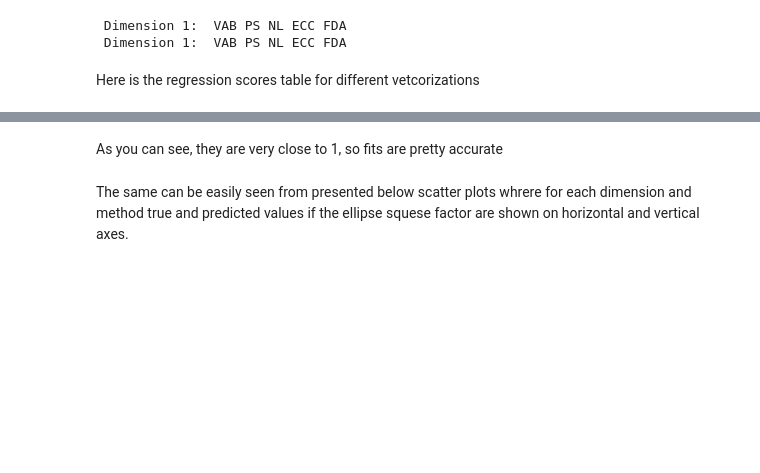
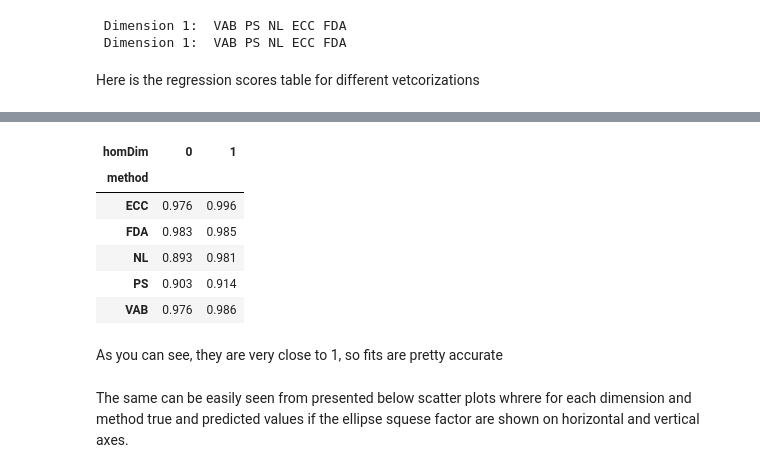
Before and after one commit to ALuchinsky/tdavec, a Jupyter notebook: sample_notebook/circle_vs_ellipse.ipynb, the cells around one changed output, grey strips where cells are left out. Saved outputs shown, nothing was run; the diff lists cells and outputs as text; code cells hidden in the pictures; blank space fills up the shorter version.

```diff
--- a/sample_notebook/circle_vs_ellipse.ipynb
+++ b/sample_notebook/circle_vs_ellipse.ipynb
@@ -102,3 +93,22 @@ df[["method", "homDim", "score"]].drop_duplicates().pivot(index="method", column
+# %%
+results = []
+df = pd.DataFrame()
+for homDim in [0, 1]:
+    for method in methodList:
+        res = makeSim(method, homDim); results.append(res)
+        df = pd.concat([df, pd.DataFrame(res)])
+df["homDim"] = df["homDim"].astype("category")
+df[["method", "homDim", "score"]].drop_duplicates().\
+    pivot(index="method", columns="homDim", values="score").\
+    round(3)
+# %% [output]
+| homDim | 0 | 1 |
+| method |  |  |
+| ECC | 0.976 | 0.996 |
+| FDA | 0.983 | 0.985 |
+| NL | 0.893 | 0.981 |
+| PS | 0.903 | 0.914 |
+| VAB | 0.976 | 0.986 |
 # %% [markdown]
 As you can see, they are very close to 1, so fits are pretty accurate
 # %% [markdown]
```
Also changed, not shown: parts of 5 cells of this notebook, 1 other file.
